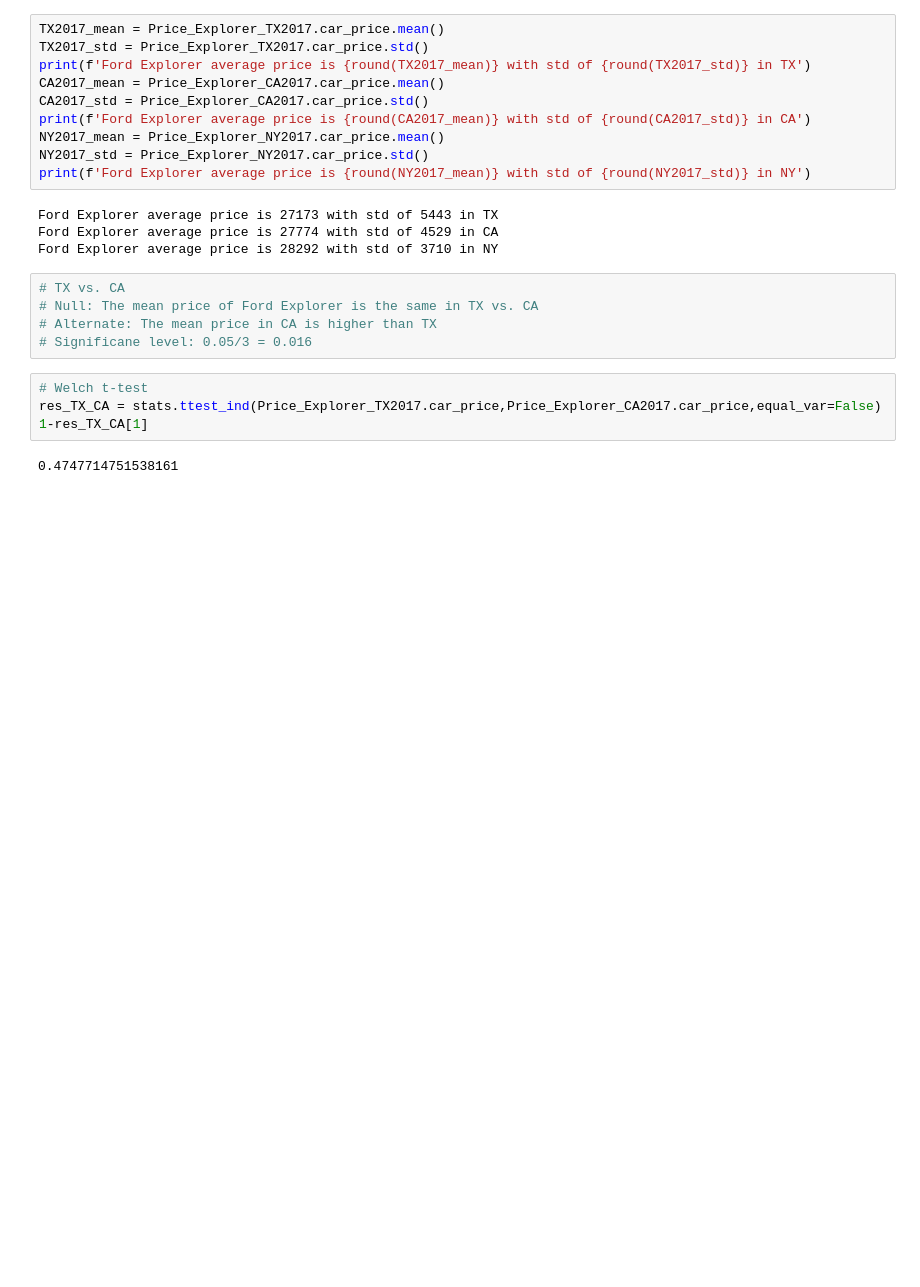
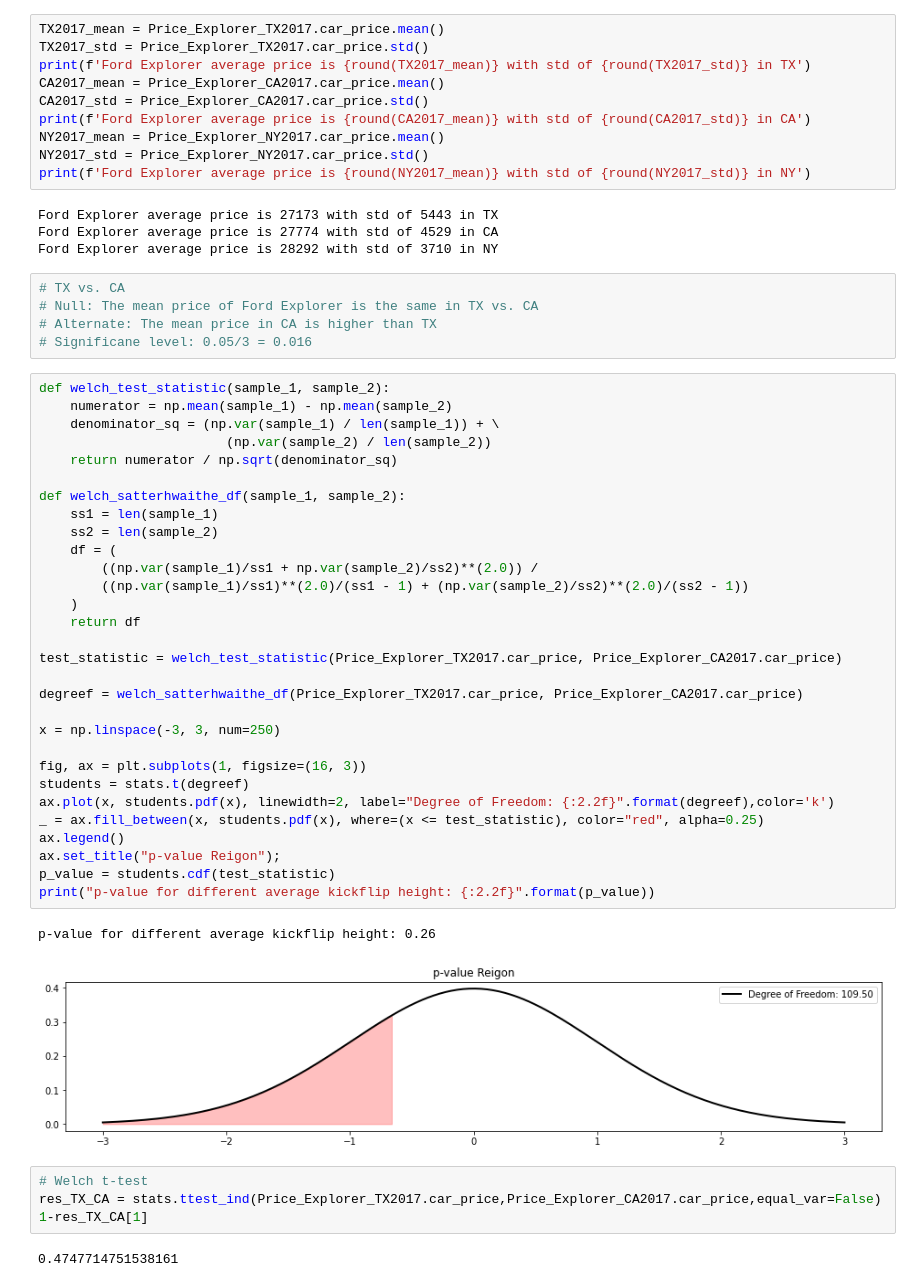
Before and after one commit to aabouie/CapStone1, a Jupyter notebook: EDA.ipynb, the cells around one changed output. Cells and saved outputs as stored; diff of their text form; blank space fills up the shorter version.

```diff
--- a/EDA.ipynb
+++ b/EDA.ipynb
@@ -405,6 +407,39 @@ Ford Explorer average price is 28292 with std of 3710 in NY
 # Null: The mean price of Ford Explorer is the same in TX vs. CA
 # Alternate: The mean price in CA is higher than TX
 # Significane level: 0.05/3 = 0.016
+# %%
+def welch_test_statistic(sample_1, sample_2):
+    numerator = np.mean(sample_1) - np.mean(sample_2)
+    denominator_sq = (np.var(sample_1) / len(sample_1)) + \
+                        (np.var(sample_2) / len(sample_2))
+    return numerator / np.sqrt(denominator_sq)
+
+def welch_satterhwaithe_df(sample_1, sample_2):
+    ss1 = len(sample_1)
+    ss2 = len(sample_2)
+    df = (
+        ((np.var(sample_1)/ss1 + np.var(sample_2)/ss2)**(2.0)) /
+        ((np.var(sample_1)/ss1)**(2.0)/(ss1 - 1) + (np.var(sample_2)/ss2)**(2.0)/(ss2 - 1))
+    )
+    return df
+
+test_statistic = welch_test_statistic(Price_Explorer_TX2017.car_price, Price_Explorer_CA2017.car_price)
+
+degreef = welch_satterhwaithe_df(Price_Explorer_TX2017.car_price, Price_Explorer_CA2017.car_price)
+
+x = np.linspace(-3, 3, num=250)
+
+fig, ax = plt.subplots(1, figsize=(16, 3))
+students = stats.t(degreef)
+ax.plot(x, students.pdf(x), linewidth=2, label="Degree of Freedom: {:2.2f}".format(degreef),color='k')
+_ = ax.fill_between(x, students.pdf(x), where=(x <= test_statistic), color="red", alpha=0.25)
+ax.legend()
+ax.set_title("p-value Reigon");
+p_value = students.cdf(test_statistic)
+print("p-value for different average kickflip height: {:2.2f}".format(p_value))
+# %% [output]
+p-value for different average kickflip height: 0.26
+[figure, added]
 # %%
 # Welch t-test
 res_TX_CA = stats.ttest_ind(Price_Explorer_TX2017.car_price,Price_Explorer_CA2017.car_price,equal_var=False)
```
Also changed, not shown: parts of 10 cells of this notebook.
